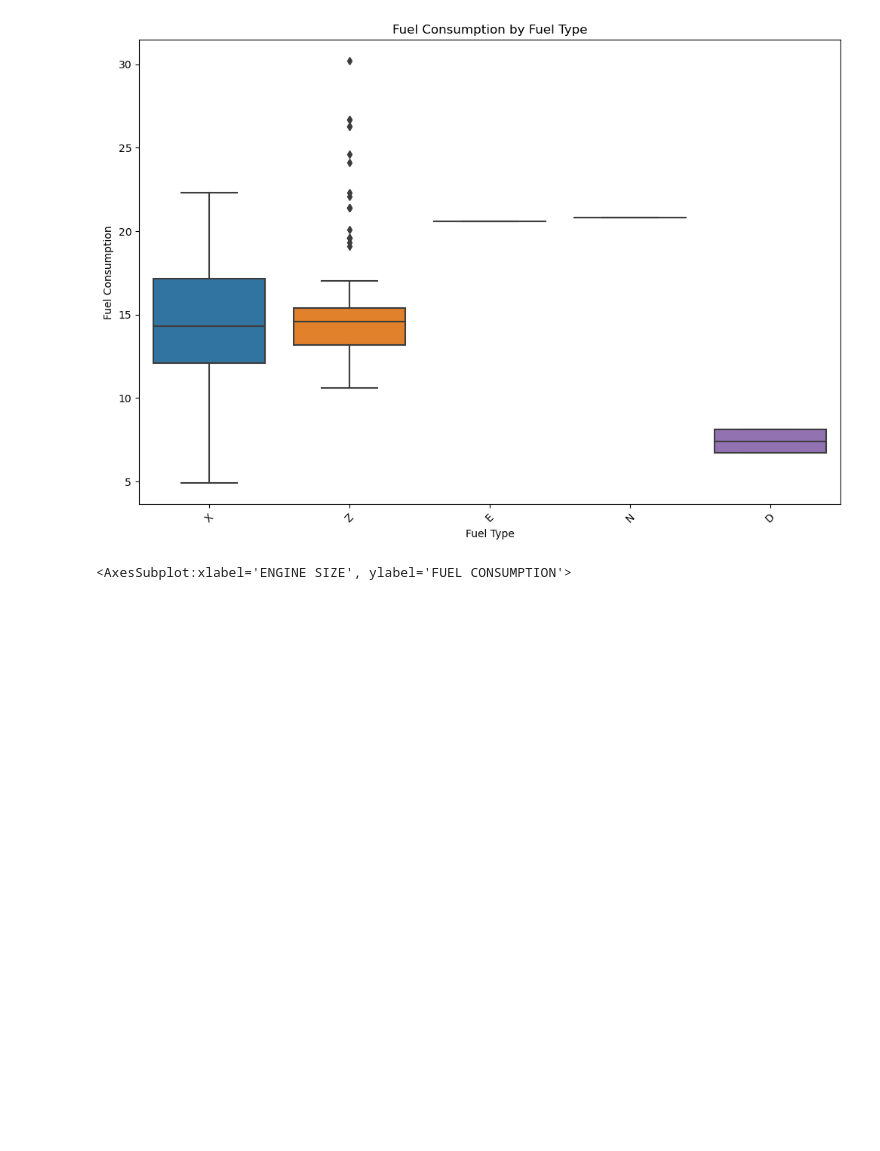
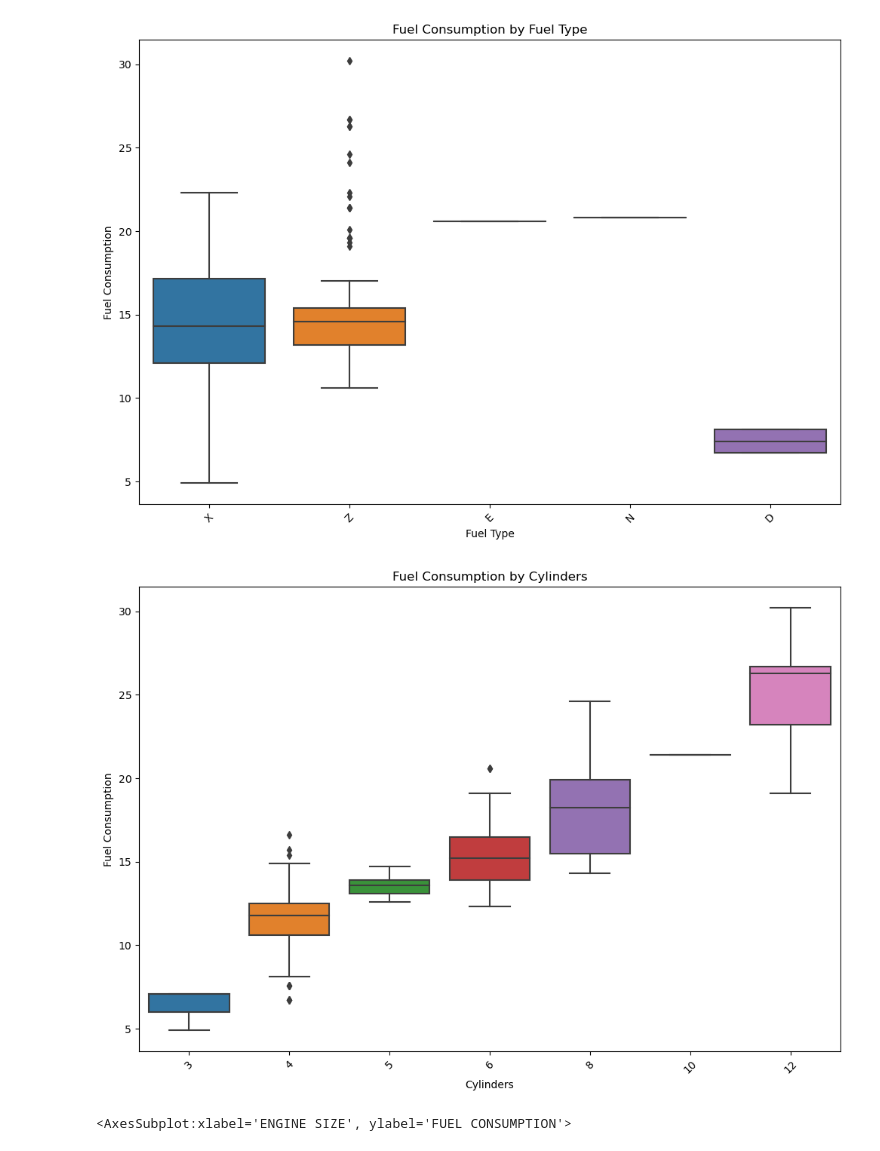
Before and after one commit to TejaJami/Portfolio, a Jupyter notebook: Fuel Consumption.ipynb, the cells around one changed output. Cells and saved outputs as stored; diff of their text form; code cells hidden in the pictures; blank space fills up the shorter version.

```diff
--- a/Fuel Consumption.ipynb
+++ b/Fuel Consumption.ipynb
@@ -150,6 +150,16 @@ plt.xticks(rotation=45)
 plt.show()
 # %% [output]
 [figure]
+# %%
+plt.figure(figsize=(12, 8))
+sns.boxplot(data=df, x="CYLINDERS", y="FUEL CONSUMPTION")
+plt.title('Fuel Consumption by Cylinders')
+plt.xlabel('Cylinders')
+plt.ylabel('Fuel Consumption')
+plt.xticks(rotation=45)
+plt.show()
+# %% [output]
+[figure, added]
 # %%
 sns.scatterplot(data=df, x="ENGINE SIZE", y="FUEL CONSUMPTION")
 # %% [output]
```
Also changed, not shown: parts of 5 cells of this notebook.
